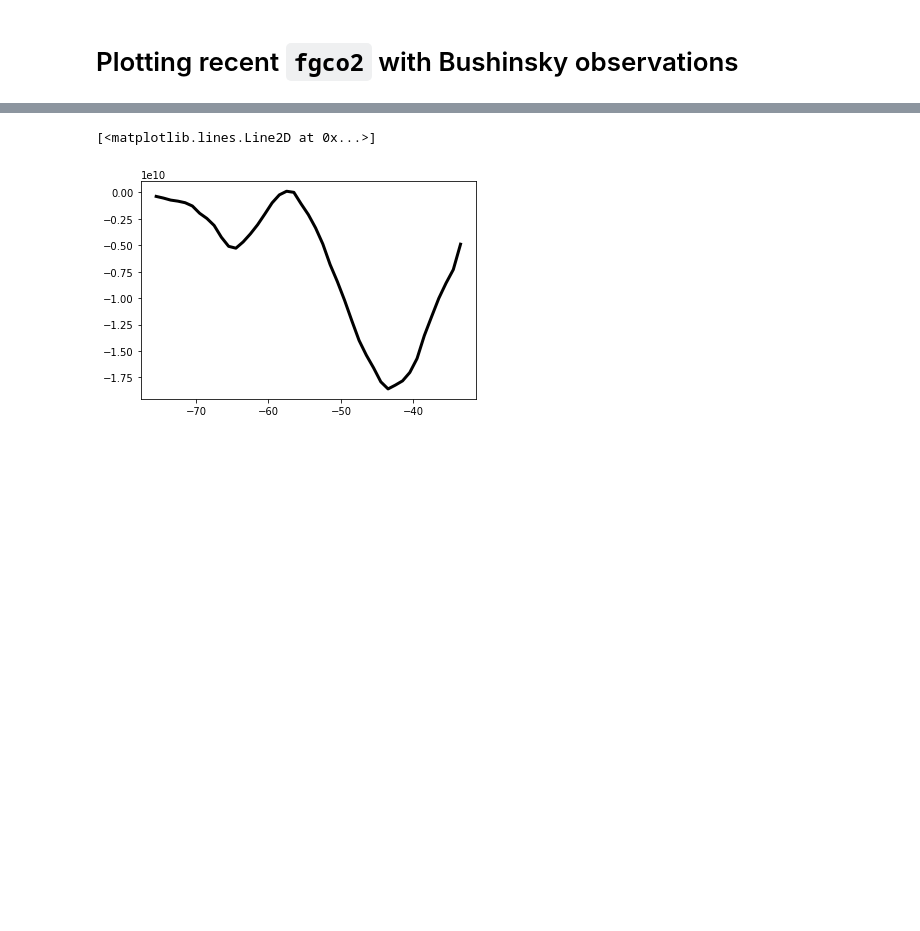
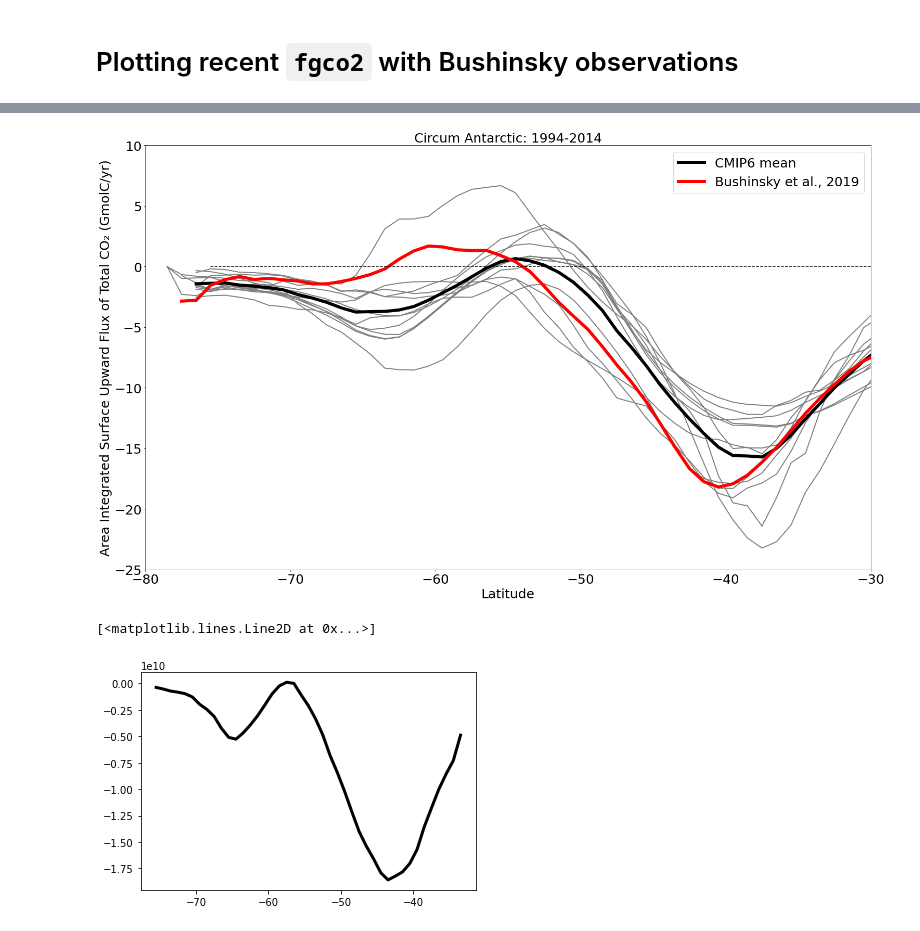
Before and after one commit to gmacgilchrist/seniorthesis, a Jupyter notebook: notebooks/observations.ipynb, the cells around one changed output, grey strips where cells are left out. Cells and saved outputs as stored; diff of their text form; code cells hidden in the pictures; blank space fills up the shorter version.

```diff
--- a/notebooks/observations.ipynb
+++ b/notebooks/observations.ipynb
@@ -512,12 +510,52 @@ Text(0.5, 1.0, 'Circum Antarctic: 1994-2014')
-# %%
-temp = {}
-conversion = 3.1536e7 * 83.3
-for name, ds in dd.items():
-    d = -1*ds.fgco2.isel(time = slice(1740, 1979)).mean(['time', 'x'],keep_attrs=True)*conversion
-    ar = d*A
-    temp[name]=ar
-
-mn = np.mean(list(temp.values()), axis=0)
+# %%
+# d = dd['GFDL-CM4.gr.historical.Omon'].fgco2.mean(['x'],keep_attrs=True)
+# d*A
+
+fig, ax = plt.subplots(nrows = 1, ncols=1, figsize = [25,15])
+temp = {}
+plt.rc('font', size = 25)
+plt.rc('axes', titlesize= 25)
+plt.rc('axes', labelsize= 25)
+plt.rc('figure', titlesize=30)
+
+
+conversion = 3.1536e7 * 83.3
+for name, ds in dd.items():
+    d = -1*ds.isel(time = slice(1740, 1979)).mean(['time'],keep_attrs=True)*conversion*A
+    ar = d.mean('x', keep_attrs = True)/1e9
+    temp[name]=ar
+
+
+for name, ds in temp.items():
+    ax.plot(ds.y, ds, lw = 2, color = "gray")
+    # color = "gray"
+    ax.set_xlabel('Latitude')
+    ax.set_ylabel('Surface Upward Flux of Total CO\u2082 (molC/m\u00b2/yr)')
+
+mn = np.mean(list(temp.values()), axis=0)
+ax.plot(ds.y, mn, lw = 6, label = 'CMIP6 mean', color = 'black')
+ax.set_xlabel('Latitude')
+ax.set_ylabel('Surface Upward Flux of Total CO\u2082 (molC/m\u00b2/yr)')
+
+r = obs.isel(time = slice(144, 395)).mean(['time', 'lon'],keep_attrs=True)/1e9
+ax.plot(r.lat, r, label = 'Bushinsky et al., 2019', lw = 6, color = 'red')
+zr = xr.zeros_like(dd['CESM2-FV2.gr.historical.Omon'].isel(time = slice(1740, 1979)).mean(['time'],keep_attrs=True))
+zr.isel(x = 0)[14:61].plot(linestyle = 'dashed', color = 'black')
+ax.set_xlabel('Latitude')
+ax.set_ylabel('Area Integrated Surface Upward Flux of Total CO\u2082 (GmolC/yr)')
+
+ax.set_xlim([-80,-30])
+ax.set_ylim([-25, 10])
+
+ax.legend(
+#     bbox_to_anchor=(1.05, 1),
+    loc='upper right'
+#     , borderaxespad=0.
+)
+ax.set_title('Circum Antarctic: 1994-2014')
+plt.rcParams["figure.figsize"] = (25,15)
+# %% [output]
+[figure, added]
 # %%
 plt.plot(ds.y[14:57], mn[14:57], lw = 3, label = 'CMIP6 mean', color = 'black')
 # %% [output]
```
Also changed, not shown: parts of 30 cells of this notebook.
